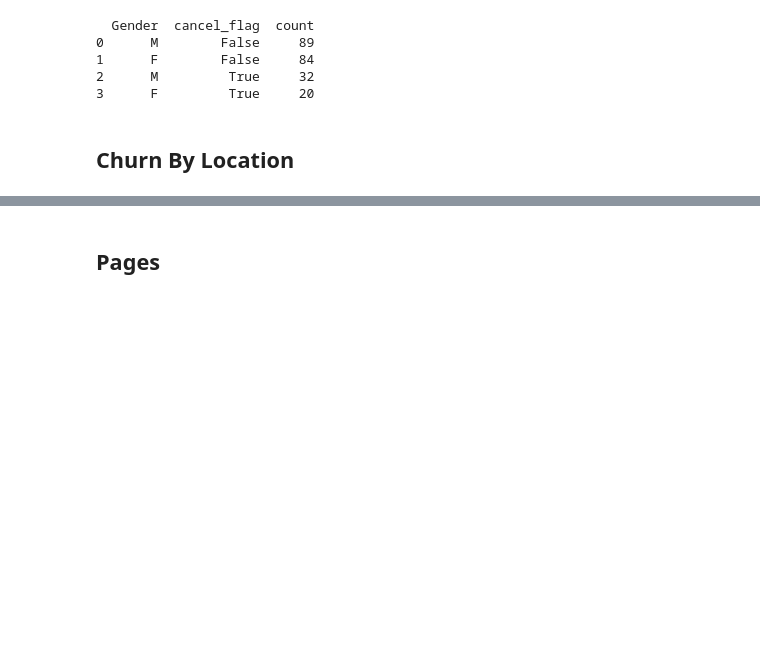
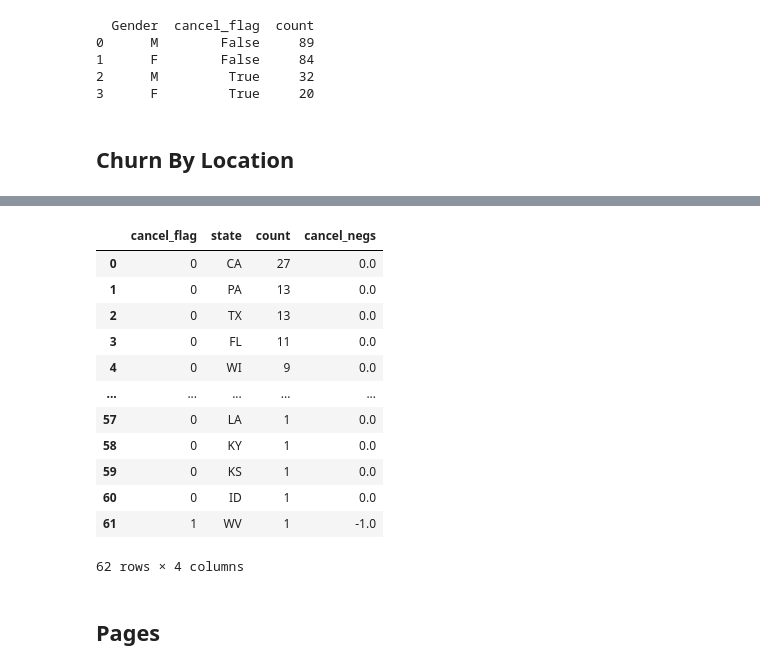
Before and after one commit to fletcherjacob/churn_project, a Jupyter notebook: spotify_churn.ipynb, the cells around one changed output, grey strips where cells are left out. Cells and saved outputs as stored; diff of their text form; code cells hidden in the pictures; blank space fills up the shorter version.

```diff
--- a/spotify_churn.ipynb
+++ b/spotify_churn.ipynb
@@ -446,3 +488,26 @@ fig.show()
+# %%
+user_by_state["cancel_negs"] = (
+    user_by_state[cancel_filter]["count"]
+    .apply(lambda x: x * -1 if x is not None else 0)
+    .fillna(0, inplace=True)
+)
+
+
+user_by_state
+# %% [output]
+|  | cancel_flag | state | count | cancel_negs |
+| 0 | 0 | CA | 27 | 0.0 |
+| 1 | 0 | PA | 13 | 0.0 |
+| 2 | 0 | TX | 13 | 0.0 |
+| 3 | 0 | FL | 11 | 0.0 |
+| 4 | 0 | WI | 9 | 0.0 |
+| ... | ... | ... | ... | ... |
+| 57 | 0 | LA | 1 | 0.0 |
+| 58 | 0 | KY | 1 | 0.0 |
+| 59 | 0 | KS | 1 | 0.0 |
+| 60 | 0 | ID | 1 | 0.0 |
+| 61 | 1 | WV | 1 | -1.0 |
+62 rows × 4 columns
 # %% [markdown]
 ## Pages
 # %%
```
Also changed, not shown: parts of 15 cells of this notebook.
